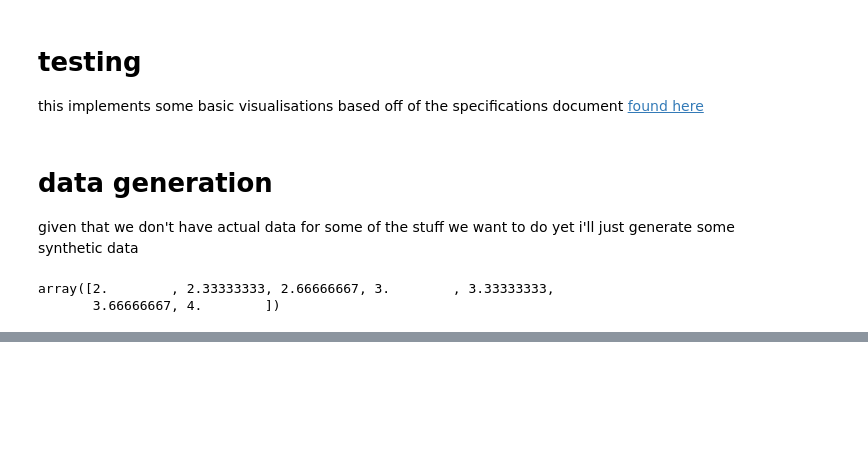
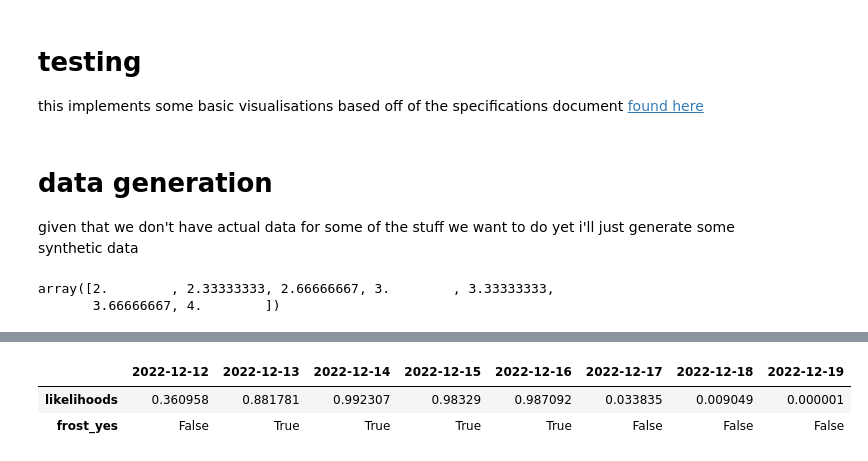
Before and after one commit to Quinten-Wolf/O-lab_2, a Jupyter notebook: teststuff.ipynb, the cells around one changed output, grey strips where cells are left out. Saved outputs shown, nothing was run; the diff lists cells and outputs as text; code cells hidden in the pictures; blank space fills up the shorter version.

```diff
--- a/teststuff.ipynb
+++ b/teststuff.ipynb
@@ -188,0 +172,16 @@ plt.legend()
+# %%
+# forecasted likelihood vs actual occurrence of frost? just put as table
+threshold = 12
+likelihoods = get_likelihood(
+    threshold= threshold,
+    data = week_data.prediction_day2,
+    sd = np.sqrt(2)
+)
+pd.DataFrame({
+    'likelihoods':likelihoods,
+    'frost_yes' : week_data.actual < threshold,
+}).T
+# %% [output]
+|  | 2022-12-12 | 2022-12-13 | 2022-12-14 | 2022-12-15 | 2022-12-16 | 2022-12-17 | 2022-12-18 | 2022-12-19 |
+| likelihoods | 0.360958 | 0.881781 | 0.992307 | 0.98329 | 0.987092 | 0.033835 | 0.009049 | 0.000001 |
+| frost_yes | False | True | True | True | True | False | False | False |
```
Also changed, not shown: parts of 12 cells of this notebook, 1 other file.
